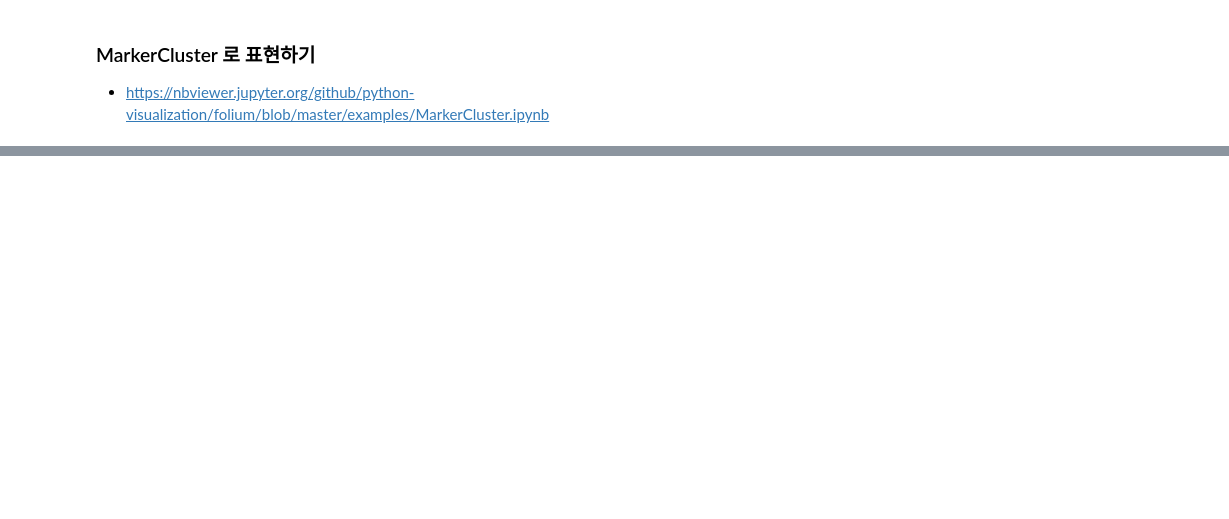
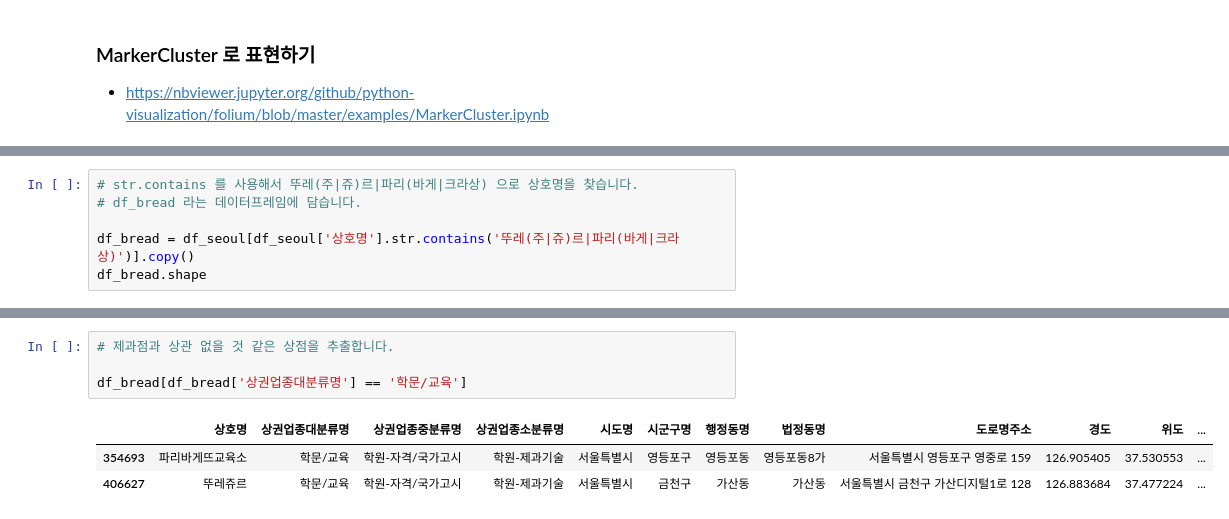
Before and after one commit to neverlish/Learned, a Jupyter notebook: data/inflearn-public-data-python/03-franchise-eda.ipynb, the cells around one changed output, grey strips where cells are left out. Cells and saved outputs as stored; diff of their text form; blank space fills up the shorter version.

Commit message:
3 - 07 파리바게뜨와 뚜레쥬르 분석을 위한 텍스트 데이터 다루기

```diff
--- a/data/inflearn-public-data-python/03-franchise-eda.ipynb
+++ b/data/inflearn-public-data-python/03-franchise-eda.ipynb
@@ -510,0 +521,6 @@ TypeError: add_to() missing 1 required positional argument: 'self'
+# %%
+# str.contains 를 사용해서 뚜레(주|쥬)르|파리(바게|크라상) 으로 상호명을 찾습니다.
+# df_bread 라는 데이터프레임에 담습니다.
+
+df_bread = df_seoul[df_seoul['상호명'].str.contains('뚜레(주|쥬)르|파리(바게|크라상)')].copy()
+df_bread.shape
@@ -510,0 +539,8 @@ TypeError: add_to() missing 1 required positional argument: 'self'
+# %%
+# 제과점과 상관 없을 것 같은 상점을 추출합니다.
+
+df_bread[df_bread['상권업종대분류명'] == '학문/교육']
+# %% [output]
+|  | 상호명 | 상권업종대분류명 | 상권업종중분류명 | 상권업종소분류명 | 시도명 | 시군구명 | 행정동명 | 법정동명 | 도로명주소 | 경도 | 위도 | ... |
+| 354693 | 파리바게뜨교육소 | 학문/교육 | 학원-자격/국가고시 | 학원-제과기술 | 서울특별시 | 영등포구 | 영등포동 | 영등포동8가 | 서울특별시 영등포구 영중로 159 | 126.905405 | 37.530553 | ... |
+| 406627 | 뚜레쥬르 | 학문/교육 | 학원-자격/국가고시 | 학원-제과기술 | 서울특별시 | 금천구 | 가산동 | 가산동 | 서울특별시 금천구 가산디지털1로 128 | 126.883684 | 37.477224 | ... |
```
Also changed, not shown: parts of 12 cells of this notebook.
